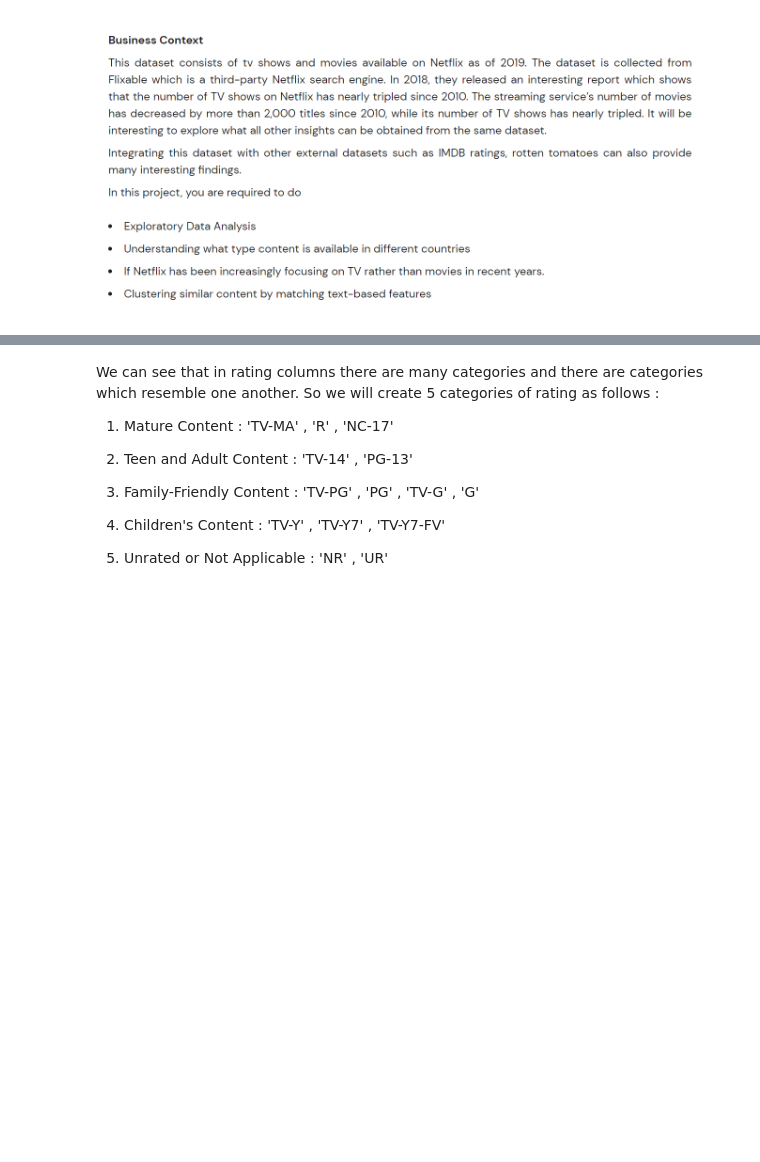
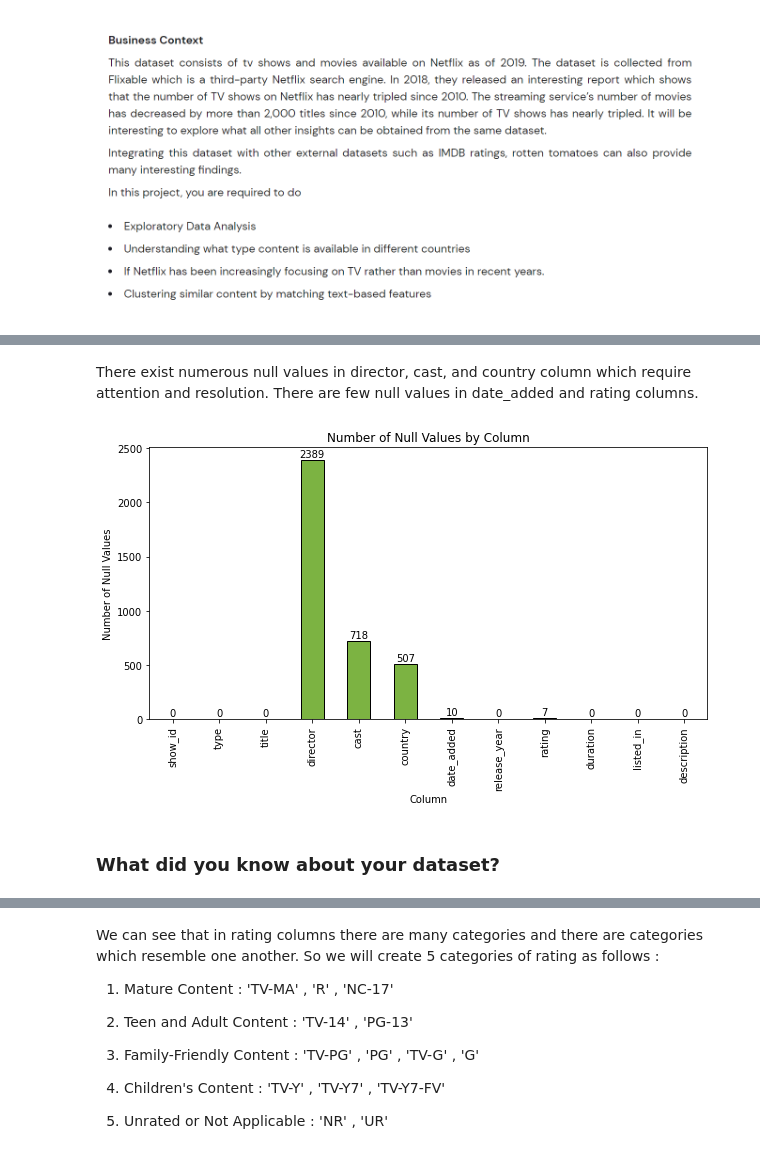
Before and after one commit to ashisaxena710/Netflix_Movies_and_TV_Shows_Clustering, a Jupyter notebook: Ashi_Individual_Colab_Netflix.ipynb, the cells around one changed output, grey strips where cells are left out. Saved outputs shown, nothing was run; the diff lists cells and outputs as text; code cells hidden in the pictures; blank space fills up the shorter version.

```diff
--- a/Ashi_Individual_Colab_Netflix.ipynb
+++ b/Ashi_Individual_Colab_Netflix.ipynb
@@ -284,0 +165,27 @@ Name: rating, dtype: int64
+# %% [markdown]
+There exist numerous null values in director, cast, and country column which require attention and resolution. There are few null values in date_added and rating columns.
+# %%
+# Visualizing the missing values
+# calculate the number of null values in each column
+null_counts = df.isnull().sum()
+
+plt.figure(figsize=(10,5))
+
+# create a bar chart of the null counts
+ax = null_counts.plot(kind='bar',color='#7cb342',edgecolor='black')
+
+# set the title and axis labels
+plt.title('Number of Null Values by Column')
+plt.xlabel('Column')
+plt.ylabel('Number of Null Values')
+
+# add labels to the bars
+for i, v in enumerate(null_counts):
+    ax.text(i, v + 30, str(v), color='black', ha='center')
+
+# display the plot
+plt.show()
+# %% [output]
+[figure, added]
+# %% [markdown]
+### What did you know about your dataset?
```
Also changed, not shown: parts of 354 cells of this notebook.
